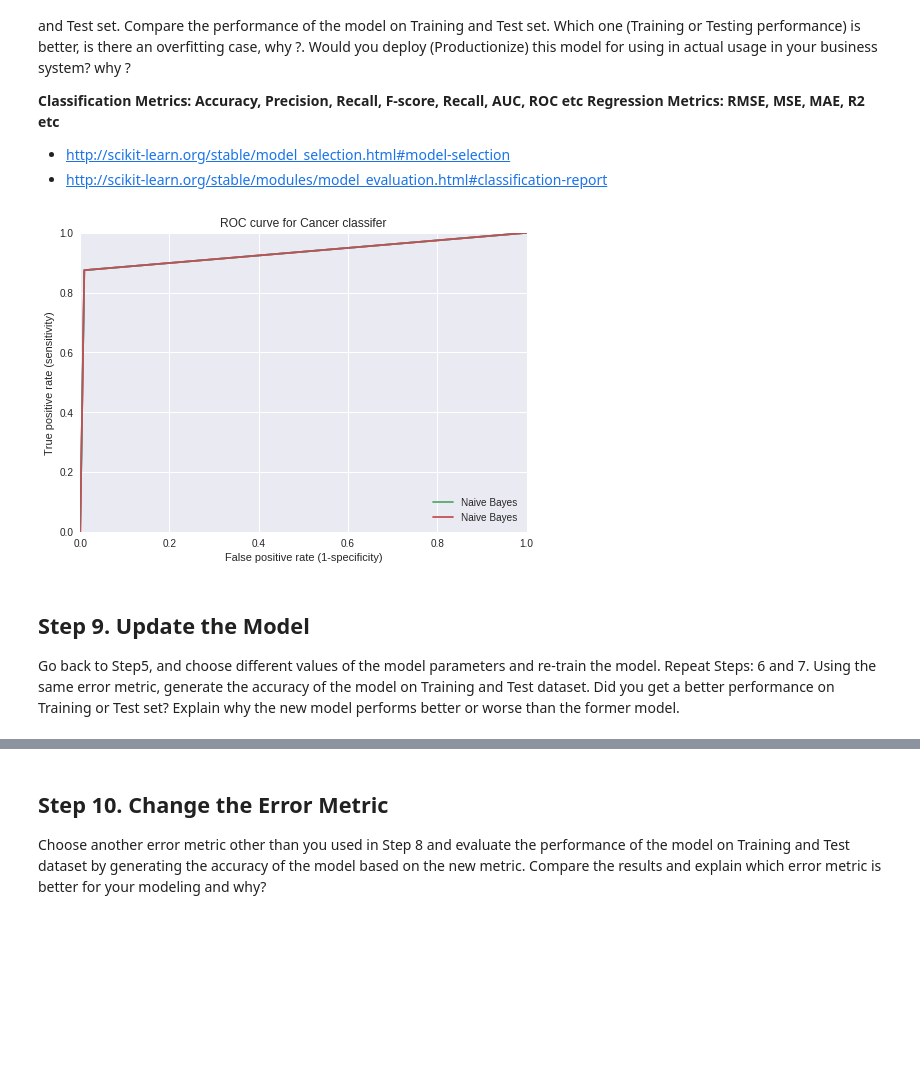
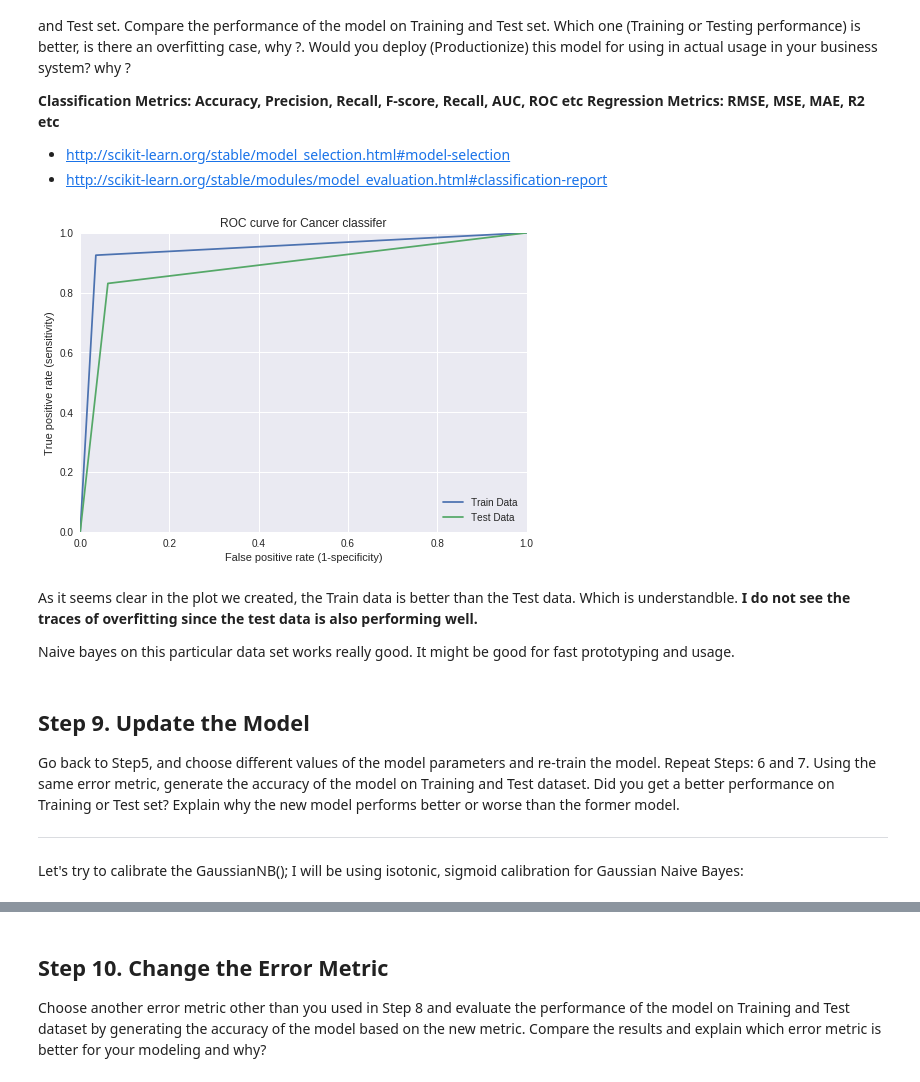
Before and after one commit to eneskemalergin/Data_Mining_Spring2017, a Jupyter notebook: Project/eneskemal_PredModel.ipynb, the cells around one changed output, grey strips where cells are left out. Saved outputs shown, nothing was run; the diff lists cells and outputs as text; code cells hidden in the pictures; blank space fills up the shorter version.

```diff
--- a/Project/eneskemal_PredModel.ipynb
+++ b/Project/eneskemal_PredModel.ipynb
@@ -202,7 +203,7 @@ out_test = test_df["diagnosis"]
 from sklearn.naive_bayes import GaussianNB
 from sklearn.model_selection import cross_val_score
 nb_model = GaussianNB()
-out_test_pred = nb_model.fit(inp_train, out_train).predict(inp_test)
+nb_model.fit(inp_train, out_train)
 
 # Cross validation score of my model
 nb_model_scores = cross_val_score(nb_model, inp_train, out_train, cv=10, scoring='accuracy')
@@ -222,13 +230,9 @@ Apply your model to input (scaled) columns of Training dataset to obtain the pre
 # %%
-from sklearn.metrics import confusion_matrix
-import matplotlib.pyplot as plt
-import seaborn as sns
-sns.set(style='darkgrid')
-# Compute confusion matrix
-cm = confusion_matrix(out_test, out_test_pred)
-
+# train prediction for train data
+out_train_pred = nb_model.predict(inp_train)
+# Compute confusion matrix for prediction of train
+cm = confusion_matrix(out_train, out_train_pred)
 print(cm)
-
 # Show confusion matrix in a separate window
 sns.heatmap(cm)
 plt.title('Confusion matrix')
@@ -248,10 +252,11 @@ Apply your model to input (scaled) columns of Test dataset to obtain the predict
 - http://scikit-learn.org/0.15/auto_examples/plot_confusion_matrix.html
 - http://scikit-learn.org/stable/auto_examples/model_selection/plot_confusion_matrix.html
 # %%
+# train prediction for train data
+out_test_pred = nb_model.predict(inp_test)
+# Compute confusion matrix for prediction of train
 cm = confusion_matrix(out_test, out_test_pred)
-
 print(cm)
-
 # Show confusion matrix in a separate window
 sns.heatmap(cm)
 plt.title('Confusion matrix')
@@ -274,20 +279,34 @@ Using one of the error (evaluation) metrics (classification or regression), calc
 # %%
 # I would like to use ROC
 # Area under ROC Curve (or AUC for short) is
 #  a performance metric for binary classification problems.
 from sklearn.metrics import roc_curve
-fpr, tpr,thresholds = roc_curve(out_test, out_test_pred)
-plt.plot(fpr,tpr, label="Naive Bayes")
+# ROC curve for train data
+fpr,tpr,thresholds = roc_curve(out_train, out_train_pred)
+# plot the curve
+plt.plot(fpr, tpr, label="Train Data")
+# ROC curve for test data
+fpr, tpr, thresholds = roc_curve(out_test, out_test_pred)
+# Plotting the curves
+plt.plot(fpr, tpr, label="Test Data")
 plt.xlim([0.0,1.0])
 plt.ylim([0.0,1.0])
 plt.title('ROC curve for Cancer classifer')
 plt.xlabel('False positive rate (1-specificity)')
 plt.ylabel('True positive rate (sensitivity)')
 plt.legend(loc=4,)
 plt.show()
 # %% [output]
-[figure, old version]
+[figure, new version]
+# %% [markdown]
+As it seems clear in the plot we created, the Train data is better than the Test data. Which is understandble. **I do not see the traces of overfitting since the test data is also performing well.**
+
+Naive bayes on this particular data set works really good. It might be good for fast prototyping and usage.
 # %% [markdown]
 Step 9. Update the Model
 ---
 Go back to Step5, and choose different values of the model parameters and re-train the model. Repeat Steps: 6 and 7. Using the same error metric, generate the accuracy of the model on Training and Test dataset. Did you get a better performance on Training or Test set? Explain why the new model performs better or worse than the former model.
+
+---
+
+Let's try to calibrate the GaussianNB(); I will be using isotonic, sigmoid calibration for Gaussian Naive Bayes:
```
Also changed, not shown: parts of 15 cells of this notebook.
